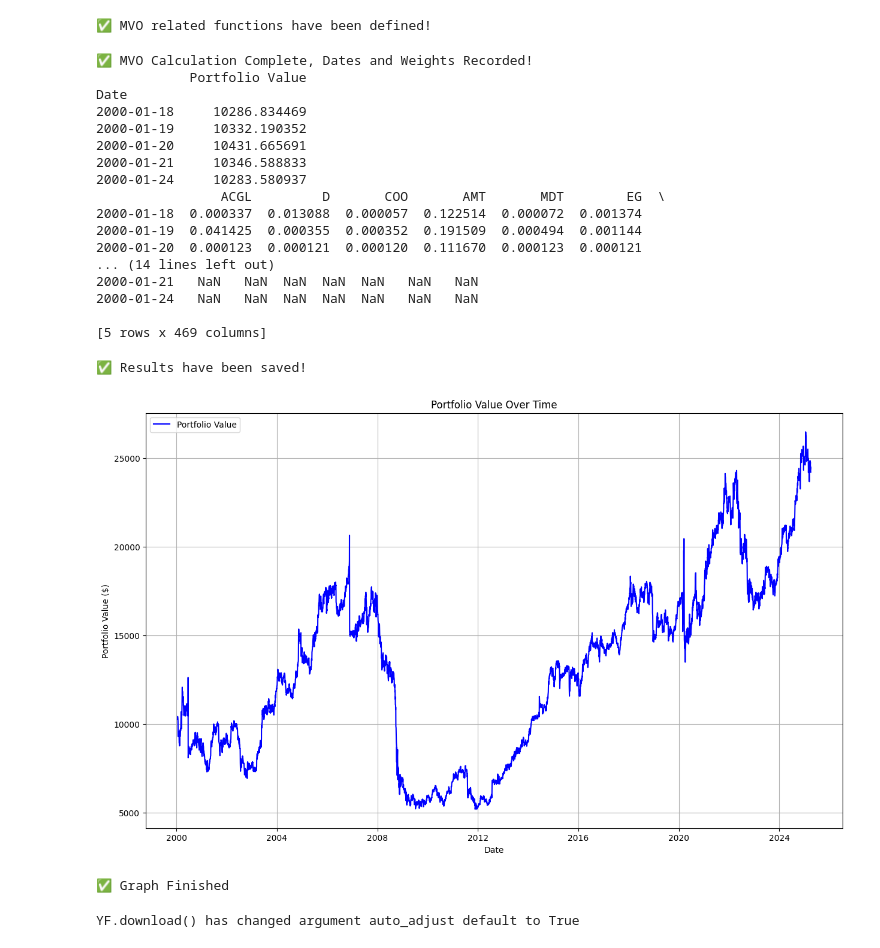
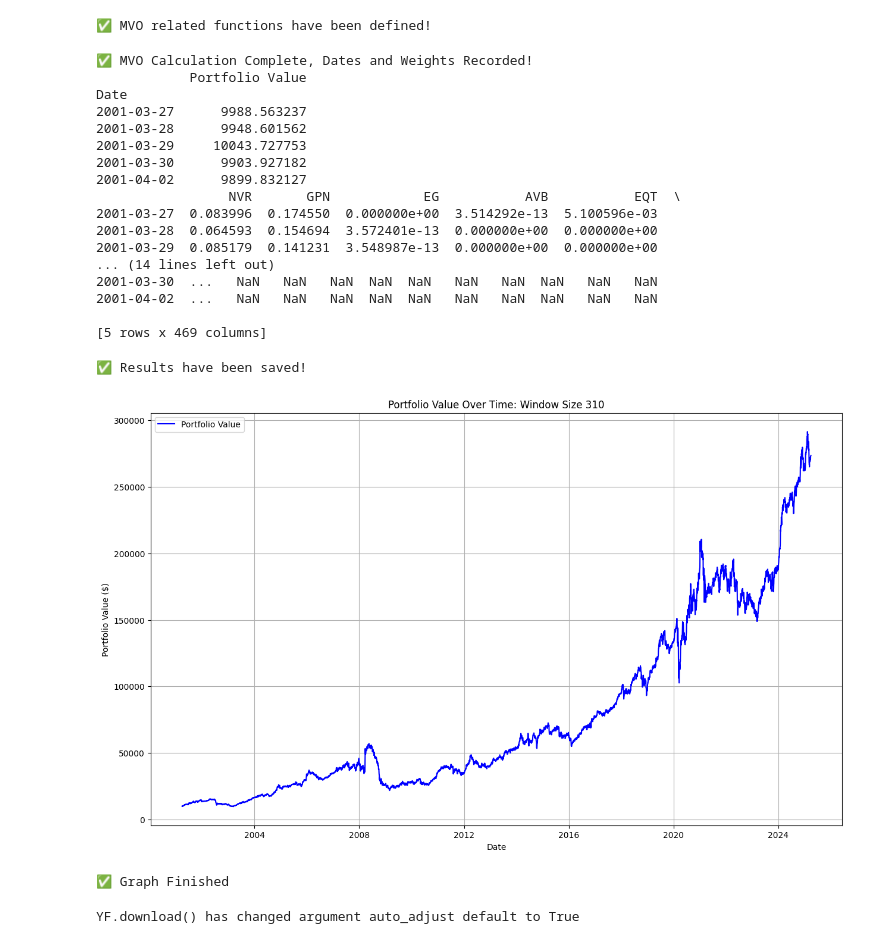
Before and after one commit to JesseLau24/CWP_RL, a Jupyter notebook: 02_MVO_Multi_Assets/MVO_100_Assets_00_25/002_MVO_100_00_25 copy 1.ipynb, the cells around one changed output. Cells and saved outputs as stored; diff of their text form; code cells hidden in the pictures.

```diff
--- a/02_MVO_Multi_Assets/MVO_100_Assets_00_25/002_MVO_100_00_25 copy 1.ipynb
+++ b/02_MVO_Multi_Assets/MVO_100_Assets_00_25/002_MVO_100_00_25 copy 1.ipynb
@@ -9,7 +9,7 @@ import matplotlib.pyplot as plt
 directory = "SP500_00_25"
 initial_capital = 10000
 min_data_length = 2500  # At least 2500 rows of data
-window_size = 10 # Number of days to use for calculating MVO
+window_size = 310 # Number of days to use for calculating MVO
 rebalance_period = 1  # Rebalance the portfolio every 1 day
 max_selected_stocks = 100  # Maximum number of stocks to hold
 risk_free_rate = 0 # Here it doesn't really affect the portfolio rate, just the Sharpe Ratio would be overestimated
@@ -205,18 +205,18 @@ print(weights_df.head())
 ✅ MVO Calculation Complete, Dates and Weights Recorded!
             Portfolio Value
 Date
-2000-01-18     10286.834469
-2000-01-19     10332.190352
-2000-01-20     10431.665691
-2000-01-21     10346.588833
-2000-01-24     10283.580937
-                ACGL         D       COO       AMT       MDT        EG  \
-2000-01-18  0.000337  0.013088  0.000057  0.122514  0.000072  0.001374
-2000-01-19  0.041425  0.000355  0.000352  0.191509  0.000494  0.001144
-2000-01-20  0.000123  0.000121  0.000120  0.111670  0.000123  0.000121
+2001-03-27      9988.563237
+2001-03-28      9948.601562
+2001-03-29     10043.727753
+2001-03-30      9903.927182
+2001-04-02      9899.832127
+                 NVR       GPN            EG           AVB           EQT  \
+2001-03-27  0.083996  0.174550  0.000000e+00  3.514292e-13  5.100596e-03
+2001-03-28  0.064593  0.154694  3.572401e-13  0.000000e+00  0.000000e+00
+2001-03-29  0.085179  0.141231  3.548987e-13  0.000000e+00  0.000000e+00
 ... (14 lines left out)
-2000-01-21   NaN   NaN  NaN  NaN  NaN   NaN   NaN
-2000-01-24   NaN   NaN  NaN  NaN  NaN   NaN   NaN
+2001-03-30  ...   NaN   NaN   NaN  NaN  NaN   NaN   NaN  NaN   NaN   NaN
+2001-04-02  ...   NaN   NaN   NaN  NaN  NaN   NaN   NaN  NaN   NaN   NaN
 
 [5 rows x 469 columns]
 # %%
@@ -234,17 +234,17 @@ print("✅ Results have been saved!")
 # %%
 # Create MVO Portfolio Returns
 plt.figure(figsize=(15, 9))
 plt.plot(portfolio_values_df.index, portfolio_values_df['Portfolio Value'], label='Portfolio Value', color='b')
 plt.xlabel('Date')
 plt.ylabel('Portfolio Value ($)')
-plt.title('Portfolio Value Over Time')
+plt.title(f'Portfolio Value Over Time: Window Size {window_size}')
 plt.legend()
 plt.grid(True)
 plt.show()
 
 print("✅ Graph Finished")
 # %% [output]
-[figure, old version]
+[figure, new version]
 ✅ Graph Finished
 # %%
 import matplotlib.dates as mdates
```
Also changed, not shown: parts of 1 cell of this notebook, 23 other files.
